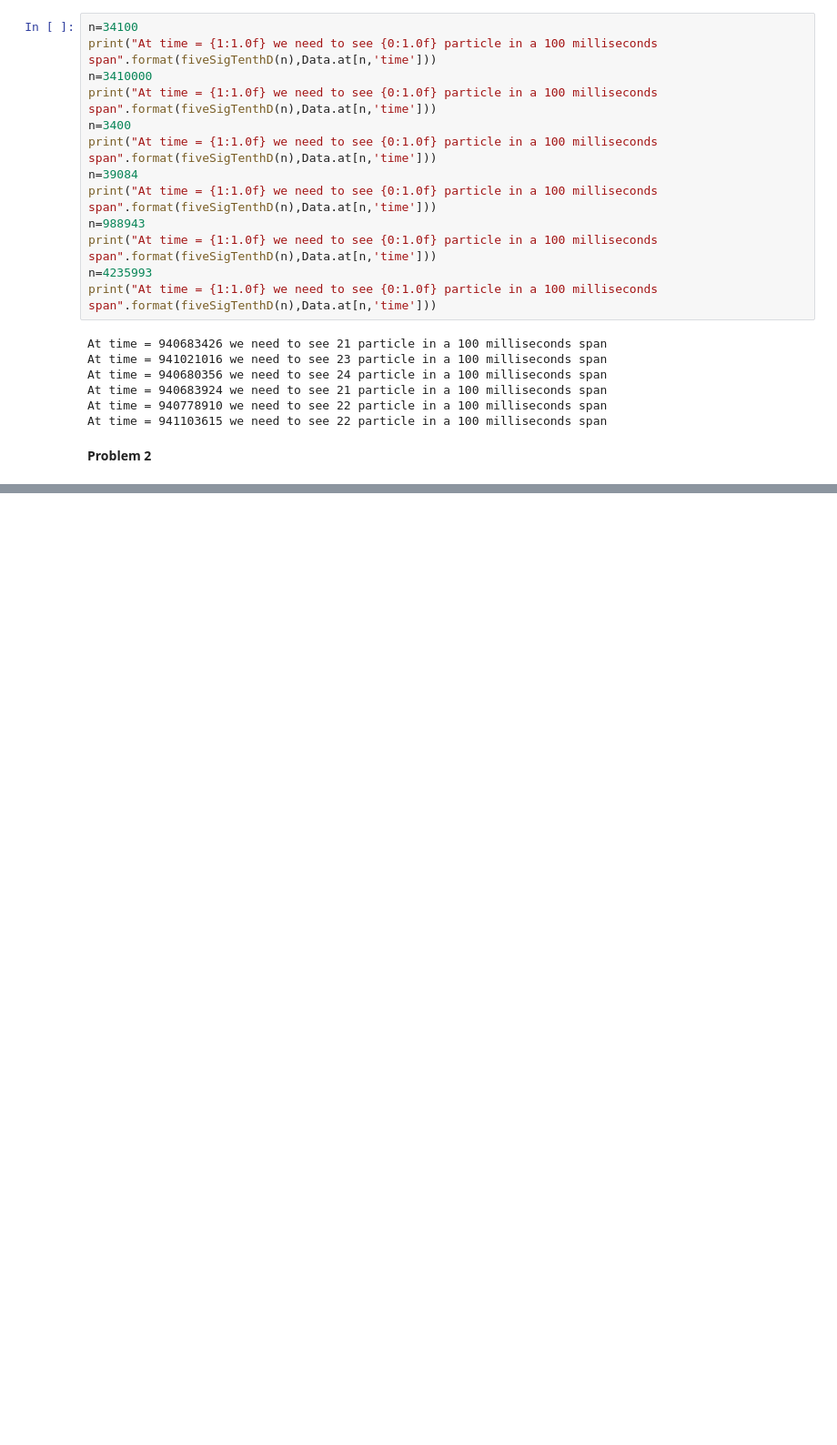
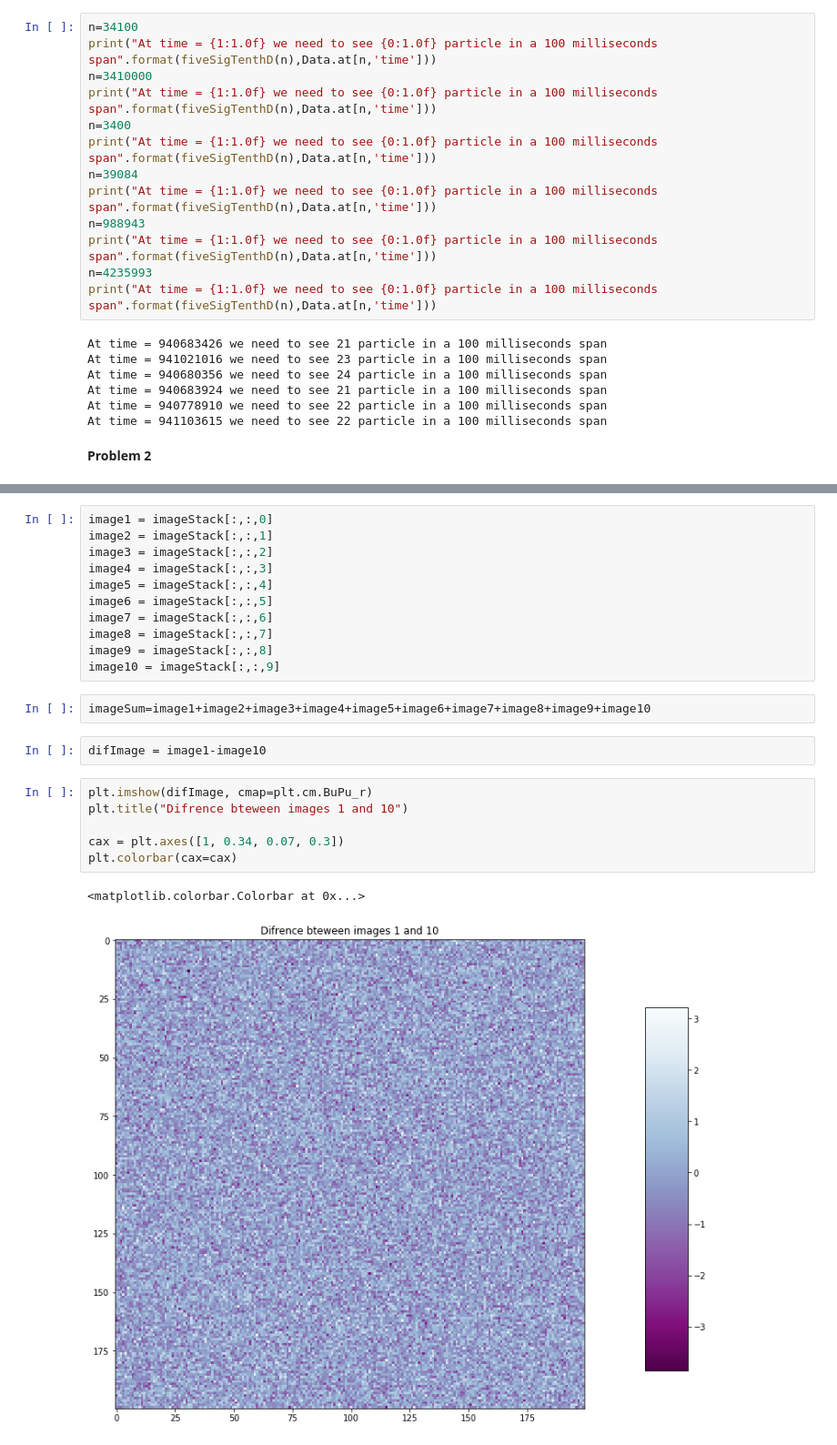
Before and after one commit to GammasBox/phys434Lab, a Jupyter notebook: Lab4.ipynb, the cells around one changed output, grey strips where cells are left out. Shown at 91% size. Saved outputs shown, nothing was run; the diff lists cells and outputs as text; blank space fills up the shorter version.

```diff
--- a/Lab4.ipynb
+++ b/Lab4.ipynb
@@ -317,0 +362,24 @@ c = Data['particle counts']
+# %%
+image1 = imageStack[:,:,0]
+image2 = imageStack[:,:,1]
+image3 = imageStack[:,:,2]
+image4 = imageStack[:,:,3]
+image5 = imageStack[:,:,4]
+image6 = imageStack[:,:,5]
+image7 = imageStack[:,:,6]
+image8 = imageStack[:,:,7]
+image9 = imageStack[:,:,8]
+image10 = imageStack[:,:,9]
+# %%
+imageSum=image1+image2+image3+image4+image5+image6+image7+image8+image9+image10
+# %%
+difImage = image1-image10
+# %%
+plt.imshow(difImage, cmap=plt.cm.BuPu_r)
+plt.title("Difrence bteween images 1 and 10")
+
+cax = plt.axes([1, 0.34, 0.07, 0.3])
+plt.colorbar(cax=cax)
+# %% [output]
+<matplotlib.colorbar.Colorbar at 0x...>
+[figure, added]
```
Also changed, not shown: parts of 18 cells of this notebook.
